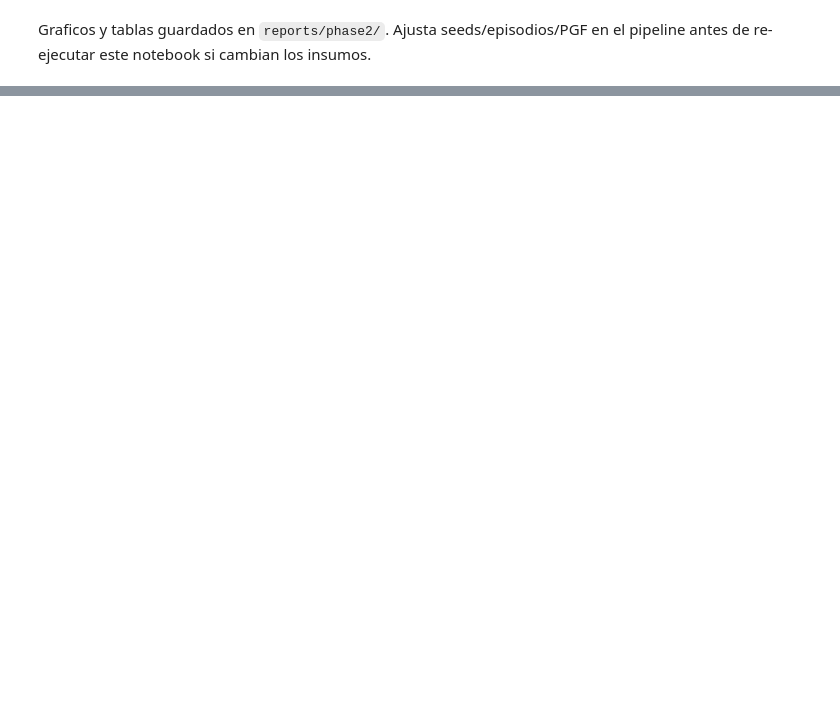
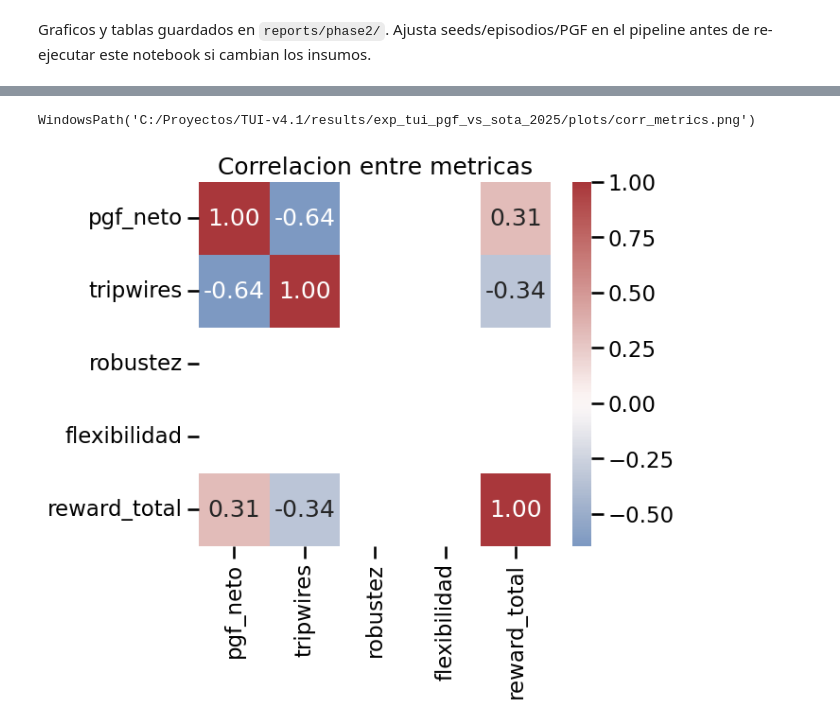
Before and after one commit to jmrgpr/TUI-v4.1, a Jupyter notebook: results/exp_tui_pgf_vs_sota_2025/analysis_phase2.ipynb, the cells around one changed output, grey strips where cells are left out. Drawn from its saved outputs; the diff is of its cells as text; code cells hidden in the pictures; blank space fills up the shorter version.

```diff
--- a/results/exp_tui_pgf_vs_sota_2025/analysis_phase2.ipynb
+++ b/results/exp_tui_pgf_vs_sota_2025/analysis_phase2.ipynb
@@ -131,0 +183,13 @@ Graficos y tablas guardados en `reports/phase2/`. Ajusta seeds/episodios/PGF en
+# %%
+# Correlacion entre metricas
+metrics = ["pgf_neto", "tripwires", "robustez", "flexibilidad", "reward_total"]
+corr = df[metrics].corr()
+plt.figure(figsize=(6, 5))
+sns.heatmap(corr, annot=True, fmt=".2f", cmap="vlag", center=0)
+plt.title("Correlacion entre metricas")
+corr_path = REPORTS_DIR / "corr_metrics.png"
+plt.savefig(corr_path, dpi=200, bbox_inches="tight")
+corr_path
+# %% [output]
+WindowsPath('C:/Proyectos/TUI-v4.1/results/exp_tui_pgf_vs_sota_2025/plots/corr_metrics.png')
+[figure, added]
```
Also changed, not shown: parts of 8 cells of this notebook, 10 other files.
